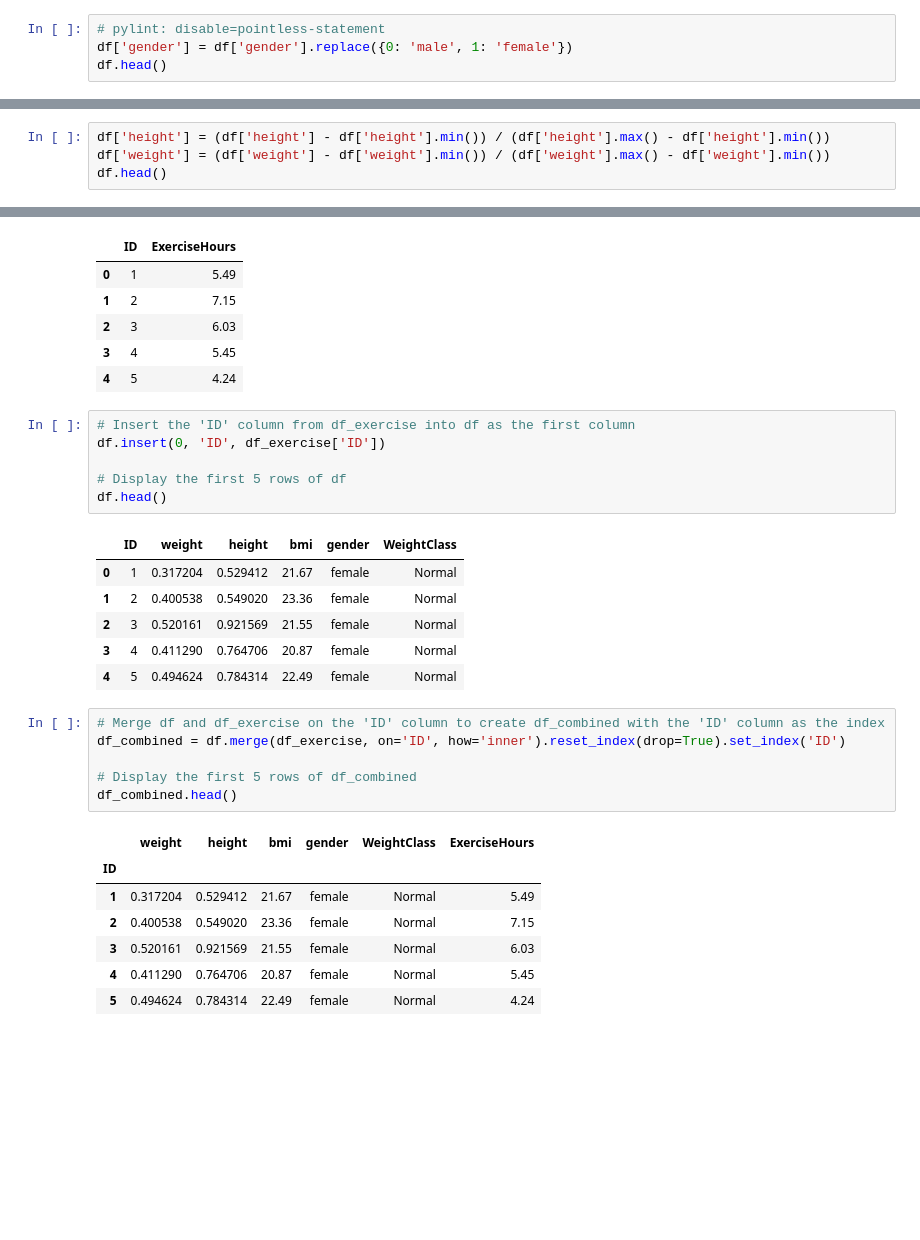
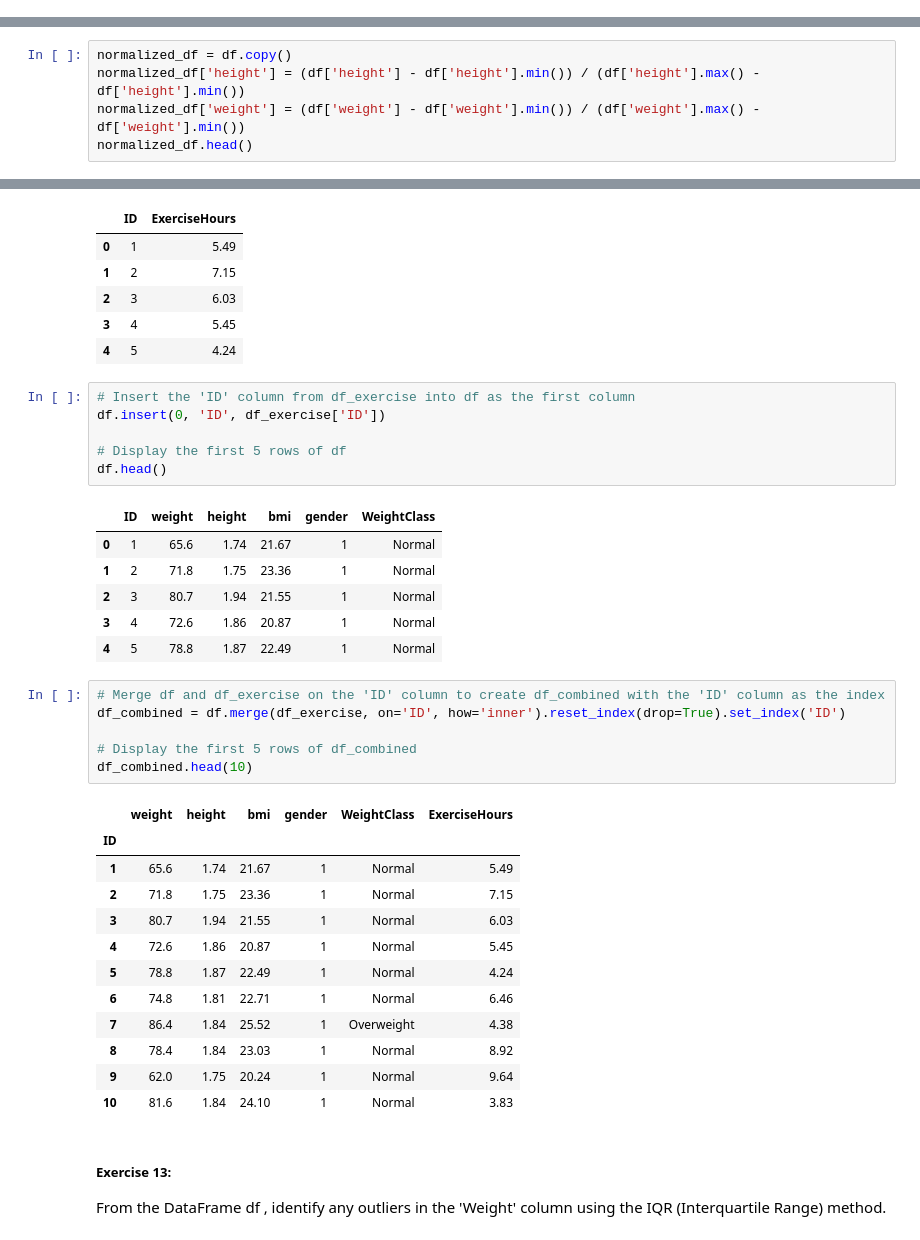
Before and after one commit to jordanriver/DScourse, a Jupyter notebook: Homework/week5_ex_jordan.ipynb, the cells around one changed output, grey strips where cells are left out. Drawn from its saved outputs; the diff is of its cells as text; blank space fills up the shorter version.

```diff
--- a/Homework/week5_ex_jordan.ipynb
+++ b/Homework/week5_ex_jordan.ipynb
@@ -88,7 +88,3 @@ df[df['bmi'] > 25]
 # %% [markdown]
 ##### Exercise 8:
 Group the DataFrame df by 'Gender' and calculate the average weight for each gender.
-# %%
-# pylint: disable=pointless-statement
-df['gender'] = df['gender'].replace({0: 'male', 1: 'female'})
-df.head()
@@ -150,8 +139,9 @@ tallest_per_gender
 ##### Exercise 11:
 Normalize the 'Height' and 'Weight' columns in df so that they have a mean of 0 and a standard deviation of 1.
 # %%
-df['height'] = (df['height'] - df['height'].min()) / (df['height'].max() - df['height'].min())
-df['weight'] = (df['weight'] - df['weight'].min()) / (df['weight'].max() - df['weight'].min())
-df.head()
+normalized_df = df.copy()
+normalized_df['height'] = (df['height'] - df['height'].min()) / (df['height'].max() - df['height'].min())
+normalized_df['weight'] = (df['weight'] - df['weight'].min()) / (df['weight'].max() - df['weight'].min())
+normalized_df.head()
 # %% [output]
 |  | weight | height | bmi | gender | WeightClass |
@@ -188,22 +178,30 @@ df.insert(0, 'ID', df_exercise['ID'])
 df.head()
 # %% [output]
 |  | ID | weight | height | bmi | gender | WeightClass |
-| 0 | 1 | 0.317204 | 0.529412 | 21.67 | female | Normal |
-| 1 | 2 | 0.400538 | 0.549020 | 23.36 | female | Normal |
-| 2 | 3 | 0.520161 | 0.921569 | 21.55 | female | Normal |
-| 3 | 4 | 0.411290 | 0.764706 | 20.87 | female | Normal |
-| 4 | 5 | 0.494624 | 0.784314 | 22.49 | female | Normal |
+| 0 | 1 | 65.6 | 1.74 | 21.67 | 1 | Normal |
+| 1 | 2 | 71.8 | 1.75 | 23.36 | 1 | Normal |
+| 2 | 3 | 80.7 | 1.94 | 21.55 | 1 | Normal |
+| 3 | 4 | 72.6 | 1.86 | 20.87 | 1 | Normal |
+| 4 | 5 | 78.8 | 1.87 | 22.49 | 1 | Normal |
 # %%
 # Merge df and df_exercise on the 'ID' column to create df_combined with the 'ID' column as the index
 df_combined = df.merge(df_exercise, on='ID', how='inner').reset_index(drop=True).set_index('ID')
 
 # Display the first 5 rows of df_combined
-df_combined.head()
+df_combined.head(10)
 # %% [output]
 |  | weight | height | bmi | gender | WeightClass | ExerciseHours |
 | ID |  |  |  |  |  |  |
-| 1 | 0.317204 | 0.529412 | 21.67 | female | Normal | 5.49 |
-| 2 | 0.400538 | 0.549020 | 23.36 | female | Normal | 7.15 |
-| 3 | 0.520161 | 0.921569 | 21.55 | female | Normal | 6.03 |
-| 4 | 0.411290 | 0.764706 | 20.87 | female | Normal | 5.45 |
-| 5 | 0.494624 | 0.784314 | 22.49 | female | Normal | 4.24 |
+| 1 | 65.6 | 1.74 | 21.67 | 1 | Normal | 5.49 |
+| 2 | 71.8 | 1.75 | 23.36 | 1 | Normal | 7.15 |
+| 3 | 80.7 | 1.94 | 21.55 | 1 | Normal | 6.03 |
+| 4 | 72.6 | 1.86 | 20.87 | 1 | Normal | 5.45 |
+| 5 | 78.8 | 1.87 | 22.49 | 1 | Normal | 4.24 |
+| 6 | 74.8 | 1.81 | 22.71 | 1 | Normal | 6.46 |
+| 7 | 86.4 | 1.84 | 25.52 | 1 | Overweight | 4.38 |
+| 8 | 78.4 | 1.84 | 23.03 | 1 | Normal | 8.92 |
+| 9 | 62.0 | 1.75 | 20.24 | 1 | Normal | 9.64 |
+| 10 | 81.6 | 1.84 | 24.10 | 1 | Normal | 3.83 |
+# %% [markdown]
+##### Exercise 13:
+From the DataFrame df , identify any outliers in the 'Weight' column using the IQR (Interquartile Range) method.
```
Also changed, not shown: parts of 13 cells of this notebook.
